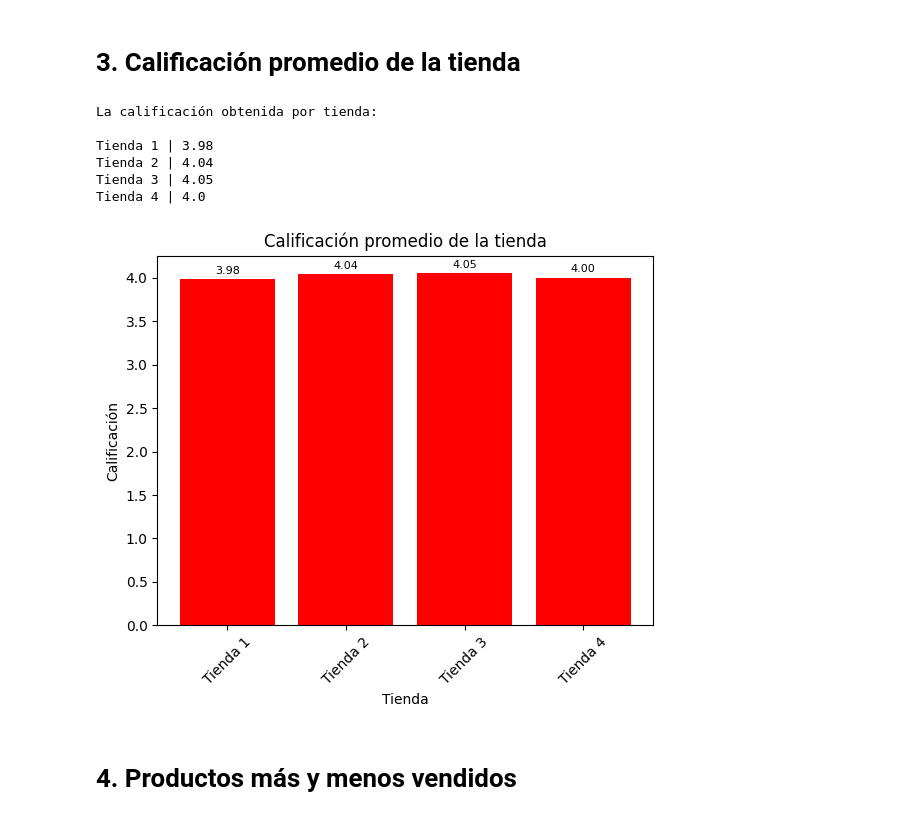
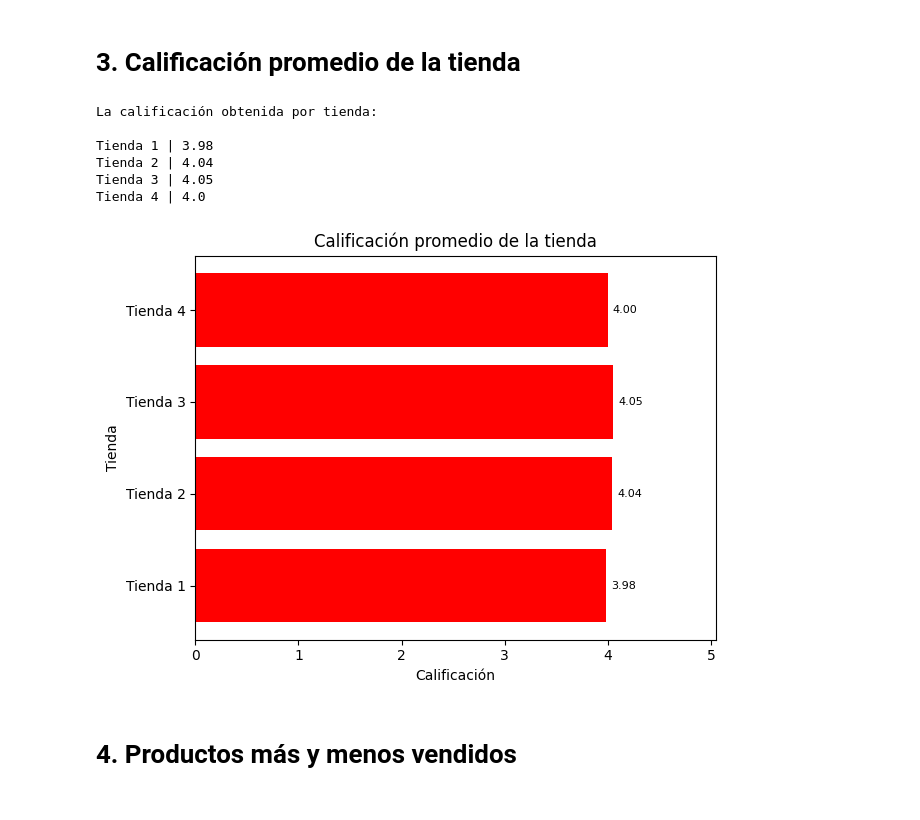
Before and after one commit to AntonioZN23/Challenge1-AluraStore, a Jupyter notebook: AluraStoreLatam.ipynb, the cells around one changed output. Saved outputs shown, nothing was run; the diff lists cells and outputs as text; code cells hidden in the pictures.

```diff
--- a/AluraStoreLatam.ipynb
+++ b/AluraStoreLatam.ipynb
@@ -170,37 +170,39 @@ for i in range(len(ventas_de_tiendas_por_categoria)):
 # %%
 calificacion_promedio = {'Tienda 1':round(float(tienda['Calificación'].mean()),2),
 'Tienda 2':round(float(tienda2['Calificación'].mean()),2),
 'Tienda 3':round(float(tienda3['Calificación'].mean()),2),
 'Tienda 4':round(float(tienda4['Calificación'].mean()),2)}
 
 print("La calificación obtenida por tienda:\n")
 
 for i in calificacion_promedio:
   print(f"{i} | {calificacion_promedio[i]}")
 
 print('\n')
 
 fig, ax = plt.subplots()
-bars = ax.bar(calificacion_promedio.keys(), calificacion_promedio.values(), color='red')
+bars = ax.barh(calificacion_promedio.keys(), calificacion_promedio.values(), color='red')
 
 for bar in bars:
-    altura = bar.get_height()
-    texto = f"{altura:,.2f}"
-    ax.text(bar.get_x() + bar.get_width()/2,altura + (altura * 0.01), texto, ha='center', va='bottom', fontsize=8)
+    ancho = bar.get_width()
+    y = bar.get_y() + bar.get_height() / 2
+    texto = f"{ancho:.2f}"
+    ax.text(ancho + 0.05, y, texto, va='center', fontsize=8)
 
 plt.title('Calificación promedio de la tienda')
-plt.xlabel('Tienda')
-plt.ylabel('Calificación')
-plt.xticks(rotation=45)
+plt.xlabel('Calificación')
+plt.ylabel('Tienda')
+plt.xlim(0, max(calificacion_promedio.values()) + 1)
+plt.tight_layout()
 plt.show()
 # %% [output]
 La calificación obtenida por tienda:
 
 Tienda 1 | 3.98
 Tienda 2 | 4.04
 Tienda 3 | 4.05
 Tienda 4 | 4.0
-[figure, old version]
+[figure, new version]
 # %% [markdown]
 # 4. Productos más y menos vendidos
 # %%
```
